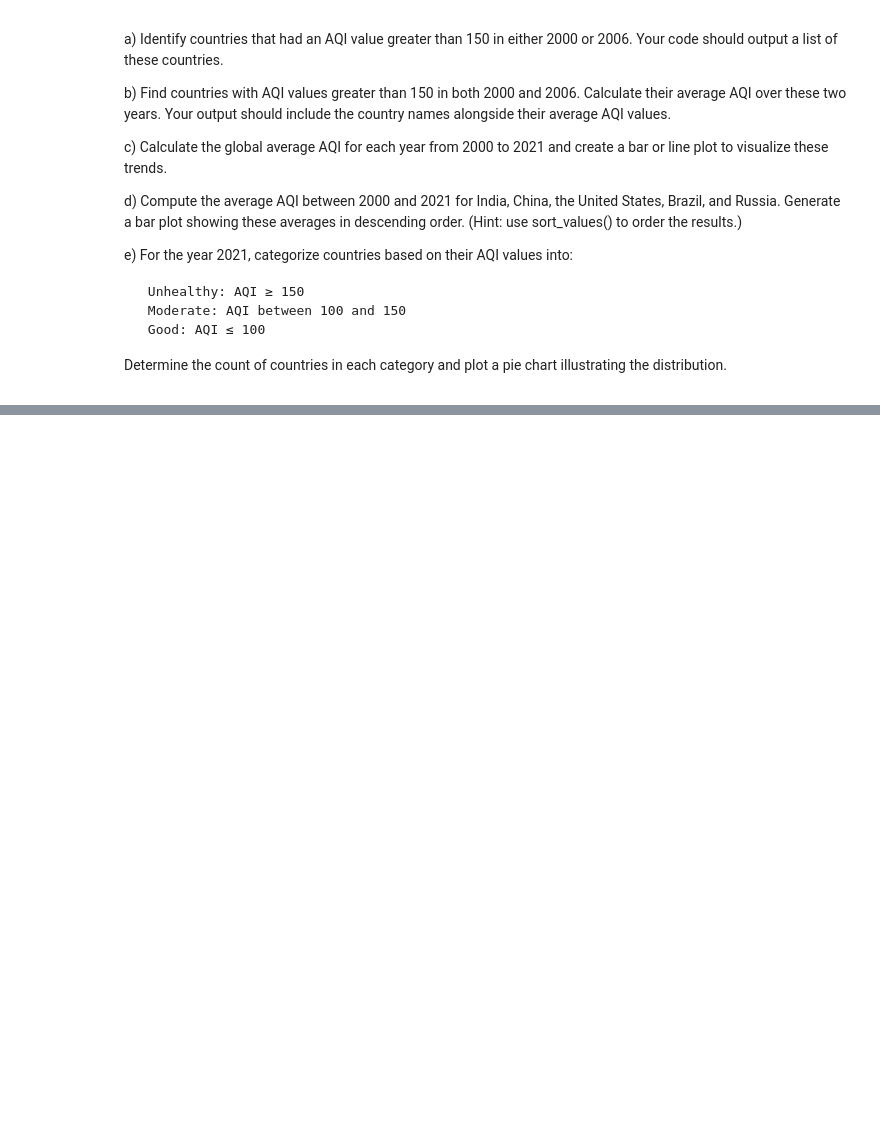
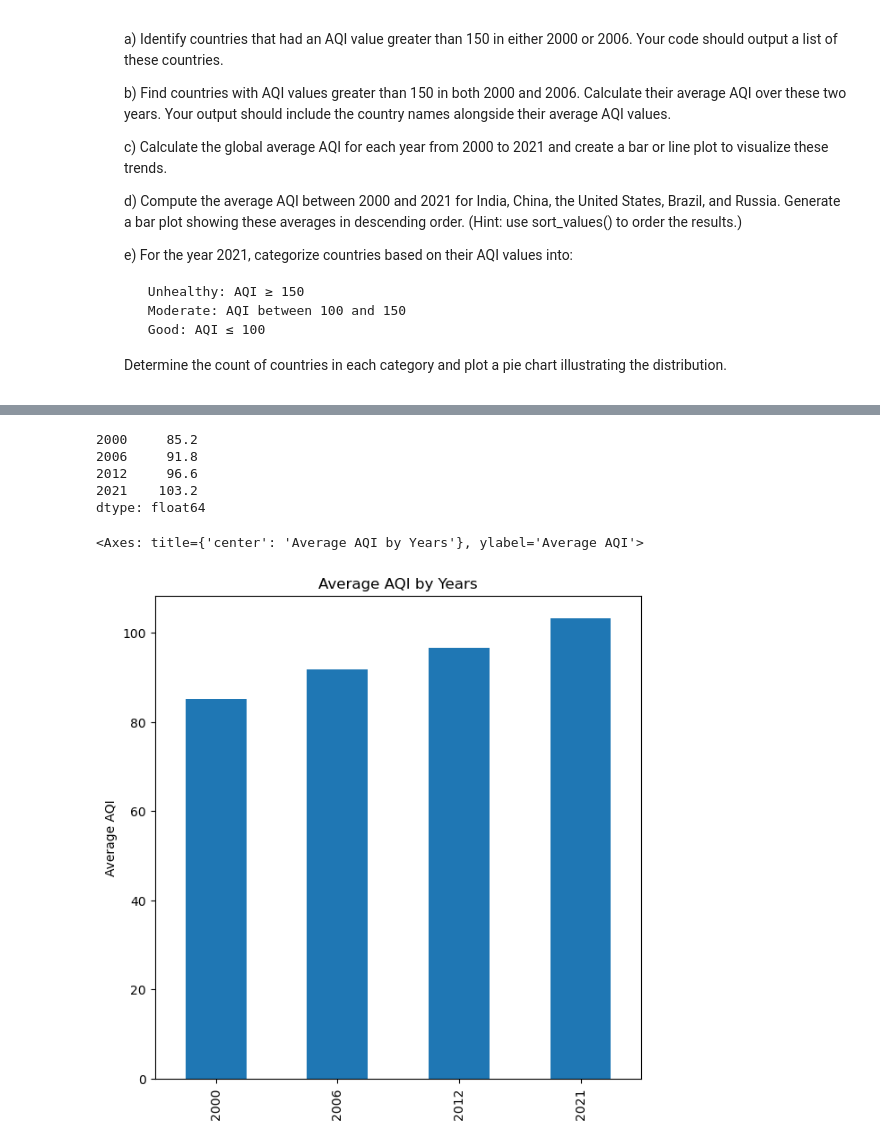
Before and after one commit to kiya69/mjtads, a Jupyter notebook: assets/assignments/programming_data_processing/Assignment-1.ipynb, the cells around one changed output, grey strips where cells are left out. Cells and saved outputs as stored; diff of their text form; code cells hidden in the pictures; blank space fills up the shorter version.

```diff
--- a/assets/assignments/programming_data_processing/Assignment-1.ipynb
+++ b/assets/assignments/programming_data_processing/Assignment-1.ipynb
@@ -235,0 +273,14 @@ airData.head()
+# %%
+#c) Calculate the global average AQI for each year from 2000 to 2021 and create a bar or line plot to visualize these trends.
+globalAverage= airData.iloc[:, 1:].mean()
+print(globalAverage)
+
+globalAverage.plot(kind = 'bar', ylabel = "Average AQI", title = 'Average AQI by Years', figsize =(7, 7))
+# %% [output]
+2000     85.2
+2006     91.8
+2012     96.6
+2021    103.2
+dtype: float64
+<Axes: title={'center': 'Average AQI by Years'}, ylabel='Average AQI'>
+[figure, added]
```
Also changed, not shown: parts of 4 cells of this notebook, 1 other file.
